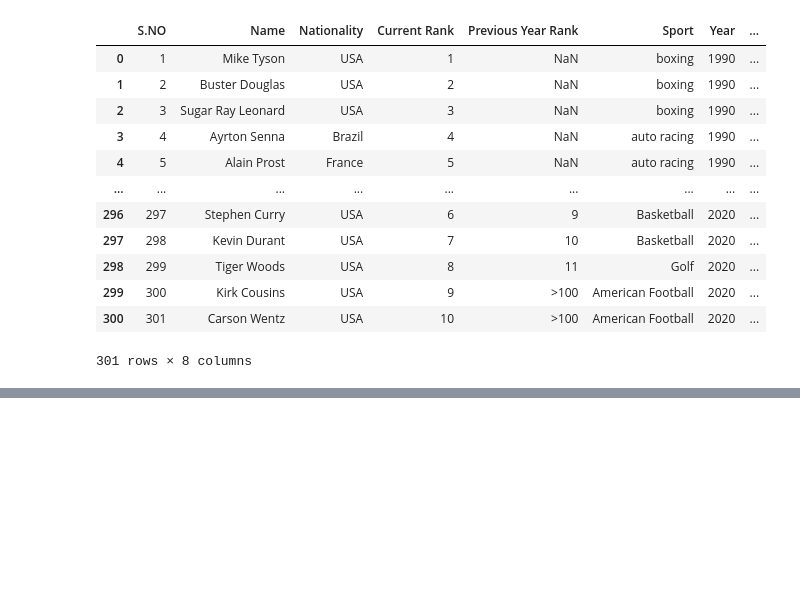
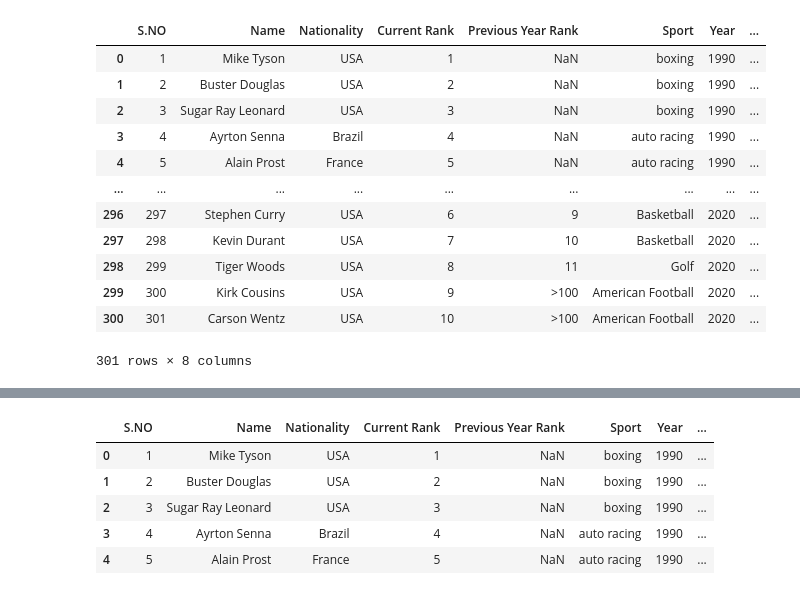
Before and after one commit to Catal2s/PREPROCESAMIENTO-DE-DATOS_001D-2026, a Jupyter notebook: PDD_Actividad_1.ipynb, the cells around one changed output, grey strips where cells are left out. Saved outputs shown, nothing was run; the diff lists cells and outputs as text; code cells hidden in the pictures; blank space fills up the shorter version.

```diff
--- a/PDD_Actividad_1.ipynb
+++ b/PDD_Actividad_1.ipynb
@@ -6,8 +6,8 @@ import numpy as pd
 from matplotlib import pyplot as plt
 import seaborn as sns
 # %%
-A=pd.read_csv('1.1.6. Archivo para actividad práctica.csv')
-A
+df=pd.read_csv('1.1.6. Archivo para actividad práctica.csv')
+df
 # %% [output]
 |  | S.NO | Name | Nationality | Current Rank | Previous Year Rank | Sport | Year | ... |
 | 0 | 1 | Mike Tyson | USA | 1 | NaN | boxing | 1990 | ... |
@@ -36,0 +55,10 @@ A.describe()
+# %%
+#Primeras 5 filas del dataframe.
+df.head()
+# %% [output]
+|  | S.NO | Name | Nationality | Current Rank | Previous Year Rank | Sport | Year | ... |
+| 0 | 1 | Mike Tyson | USA | 1 | NaN | boxing | 1990 | ... |
+| 1 | 2 | Buster Douglas | USA | 2 | NaN | boxing | 1990 | ... |
+| 2 | 3 | Sugar Ray Leonard | USA | 3 | NaN | boxing | 1990 | ... |
+| 3 | 4 | Ayrton Senna | Brazil | 4 | NaN | auto racing | 1990 | ... |
+| 4 | 5 | Alain Prost | France | 5 | NaN | auto racing | 1990 | ... |
```
Also changed, not shown: parts of 6 cells of this notebook.
